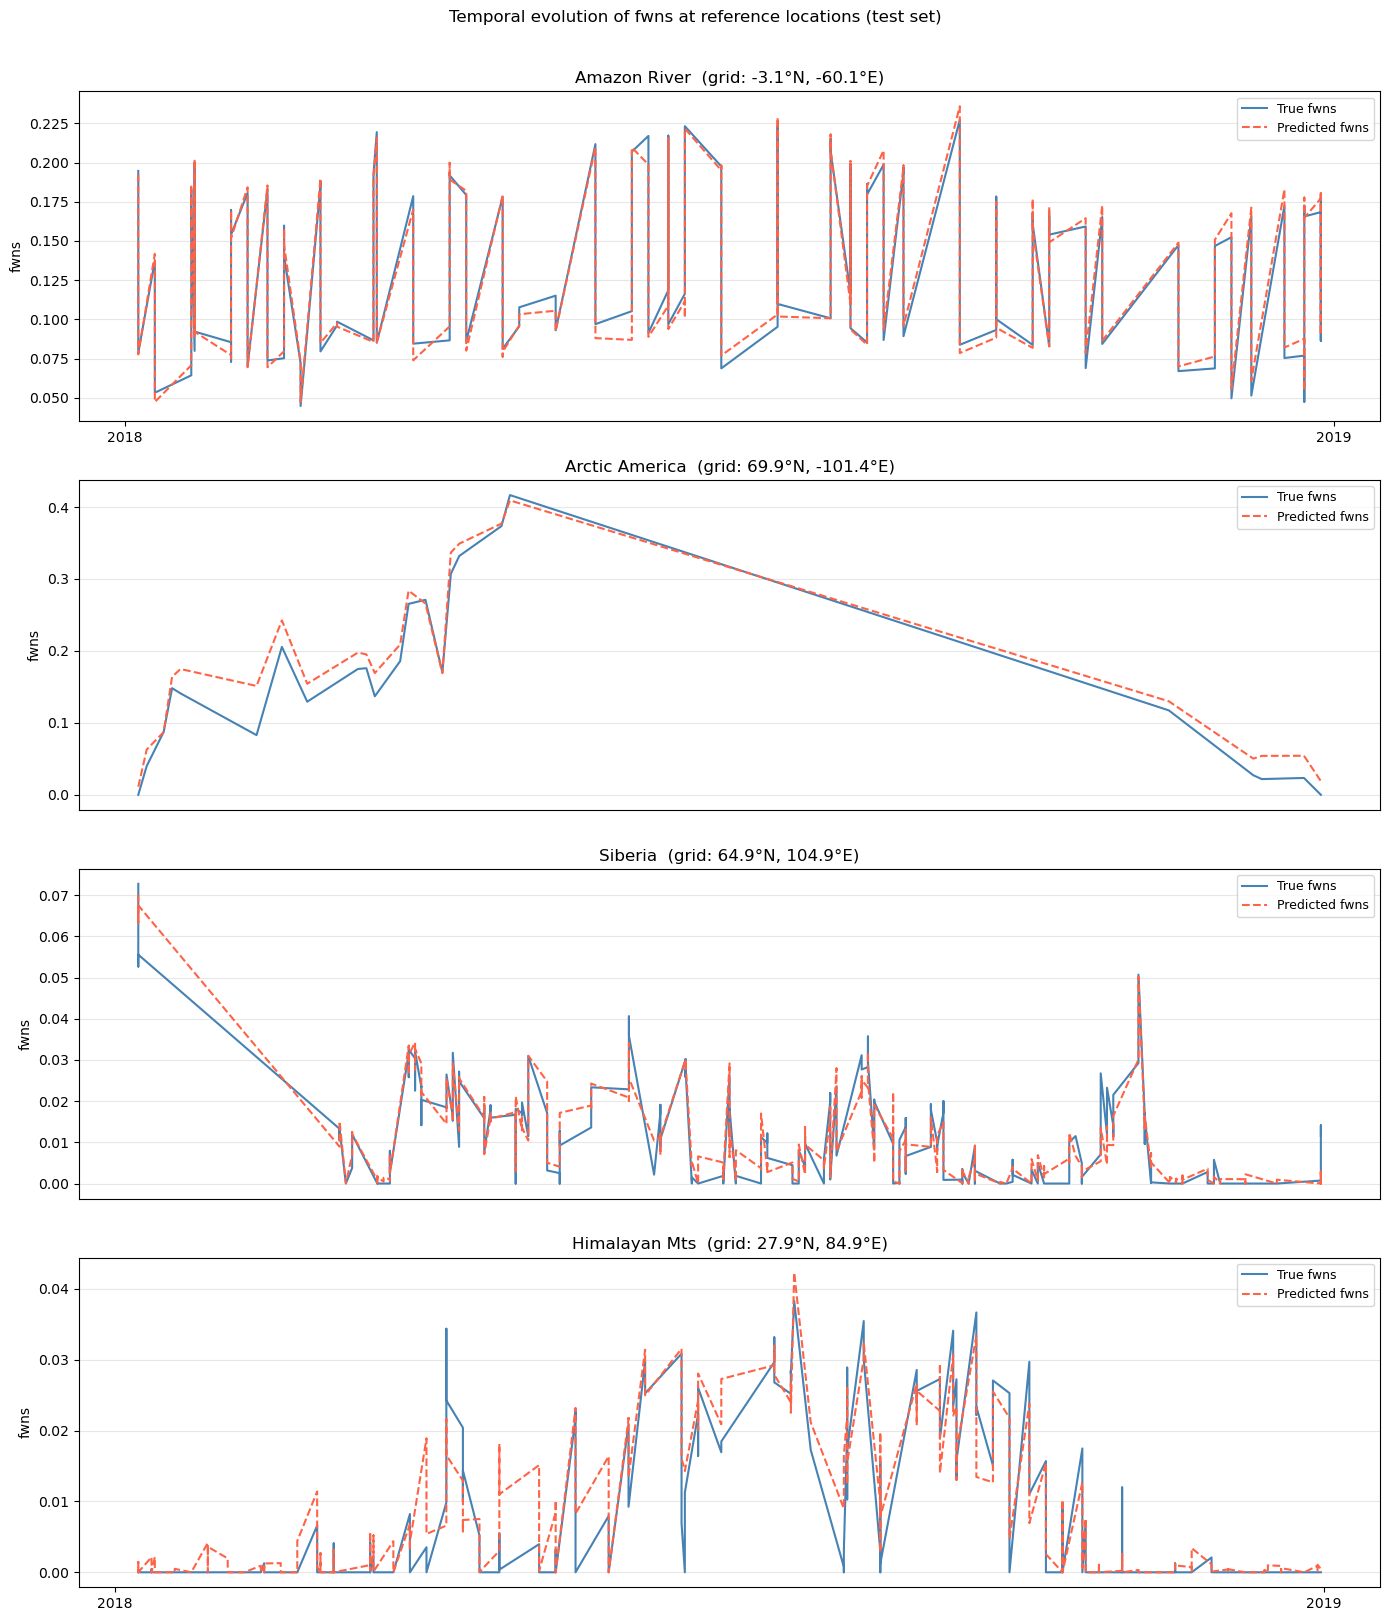
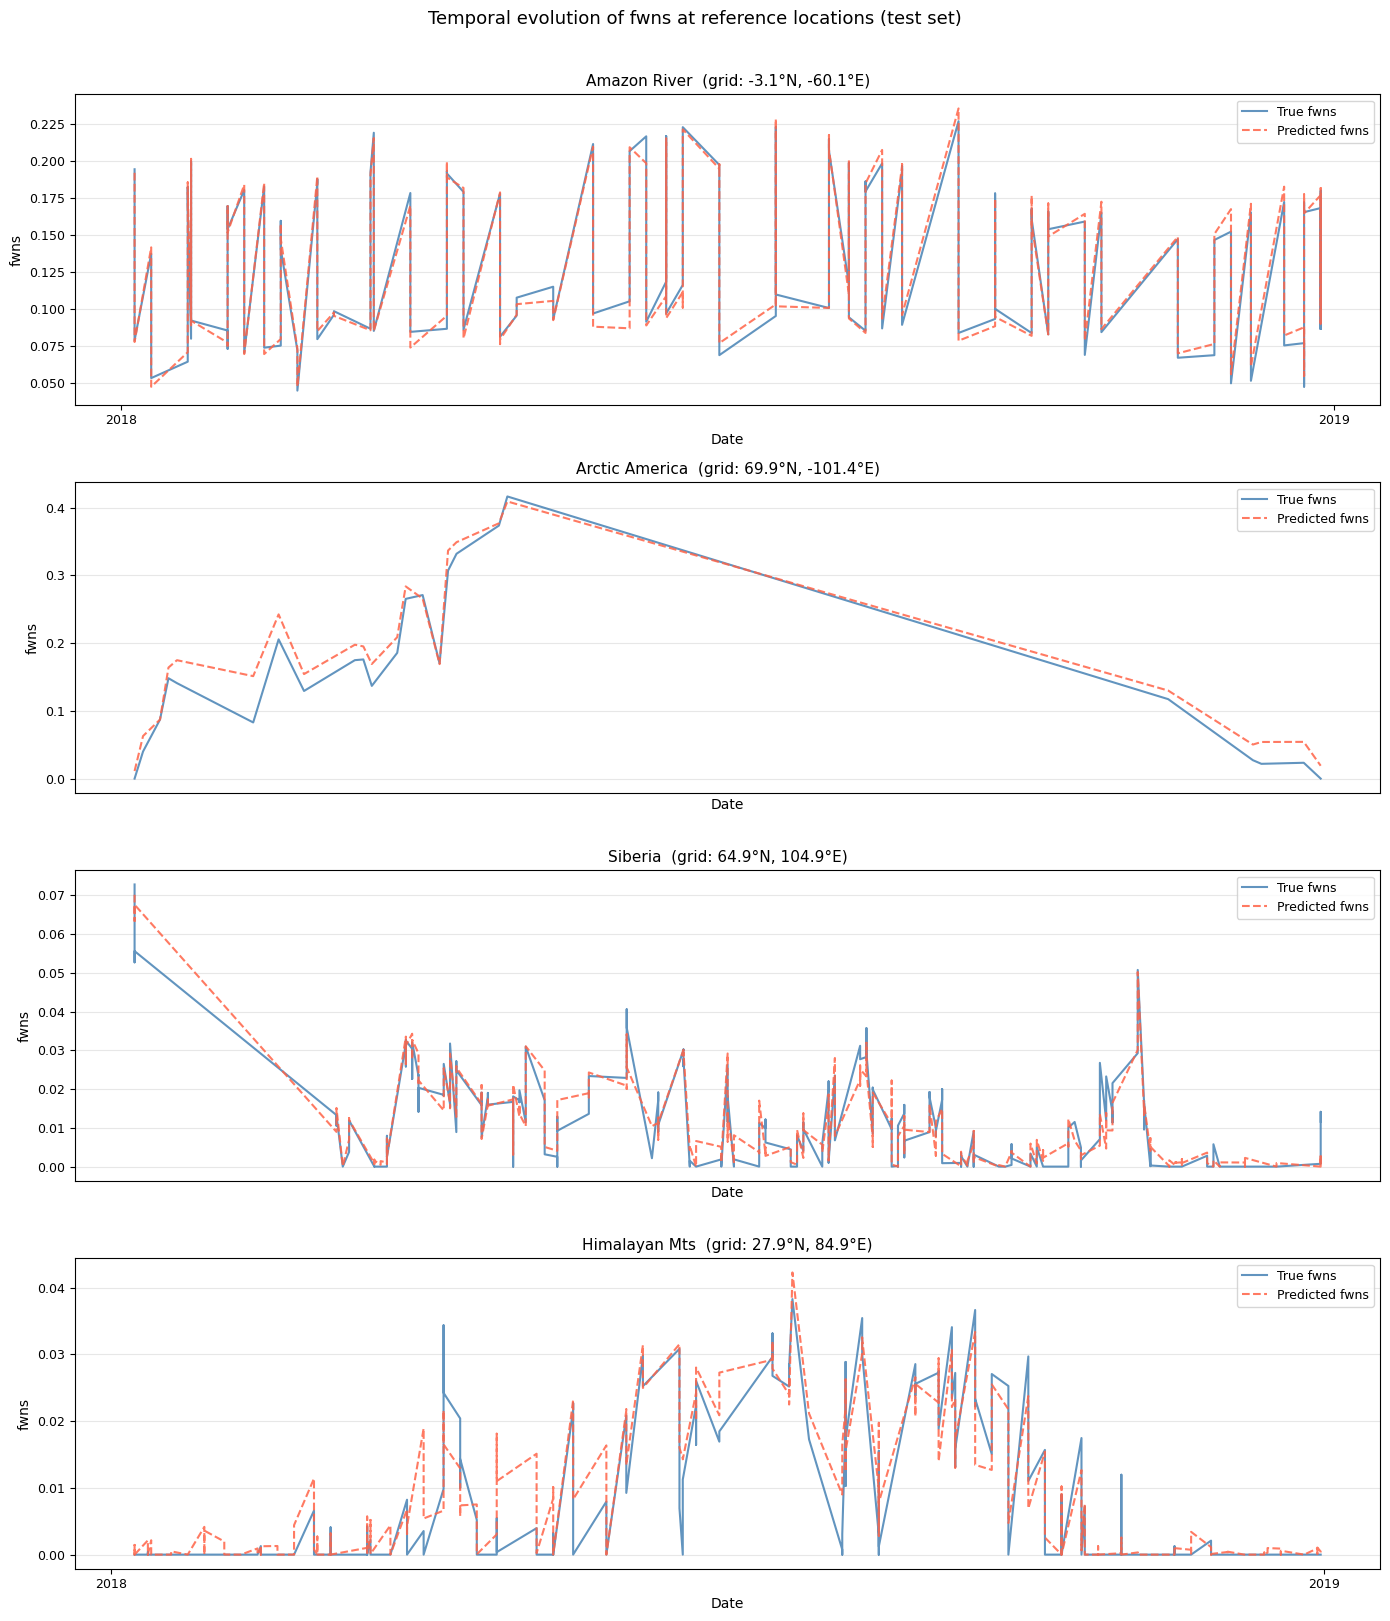
Code edit (unified diff) that turned the first committed figure into the second:
--- before
+++ after
@@ -24,5 +24,5 @@
 
     if nearest_mask.sum() == 0:
-        ax.set_title(f'{loc_name} — no data')
+        ax.set_title(f'{loc_name} — no data', fontsize=11)
         continue
 
@@ -44,8 +44,10 @@
     actual_lon = (((_lons[nearest_mask][0] + 180) % 360) - 180)   # back to [-180,180] for display
 
-    ax.plot(pixel_df['date'], pixel_df['true'], label='True fwns',      color='steelblue', linewidth=1.5)
-    ax.plot(pixel_df['date'], pixel_df['pred'], label='Predicted fwns', color='tomato',    linewidth=1.5, linestyle='--')
-    ax.set_ylabel('fwns')
-    ax.set_title(f'{loc_name}  (grid: {actual_lat:.1f}°N, {actual_lon:.1f}°E)')
+    ax.plot(pixel_df['date'], pixel_df['true'], label='True fwns',      color='steelblue', linewidth=1.5, alpha=0.85)
+    ax.plot(pixel_df['date'], pixel_df['pred'], label='Predicted fwns', color='tomato',    linewidth=1.5, alpha=0.85, linestyle='--')
+    ax.set_xlabel('Date', fontsize=10)
+    ax.set_ylabel('fwns', fontsize=10)
+    ax.set_title(f'{loc_name}  (grid: {actual_lat:.1f}°N, {actual_lon:.1f}°E)', fontsize=11)
+    ax.tick_params(labelsize=9)
     ax.legend(fontsize=9)
     ax.grid(axis='y', alpha=0.3)
@@ -53,5 +55,5 @@
     ax.xaxis.set_major_formatter(mdates.DateFormatter('%Y'))
 
-plt.suptitle('Temporal evolution of fwns at reference locations (test set)', fontsize=12, y=1.01)
+plt.suptitle('Temporal evolution of fwns at reference locations (test set)', fontsize=13, y=1.01)
 plt.tight_layout()
 plt.show()

Commit: Formatted figures